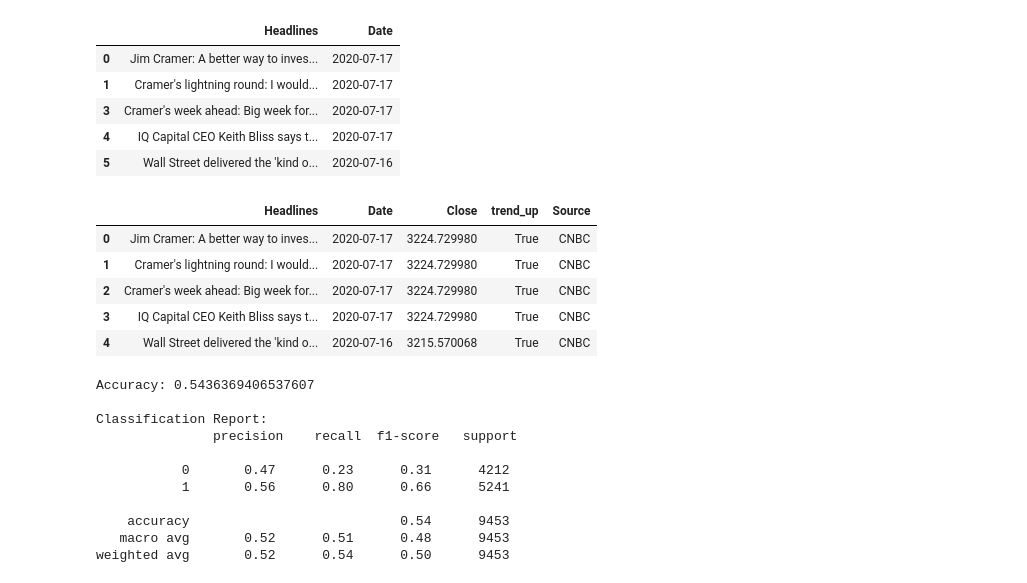
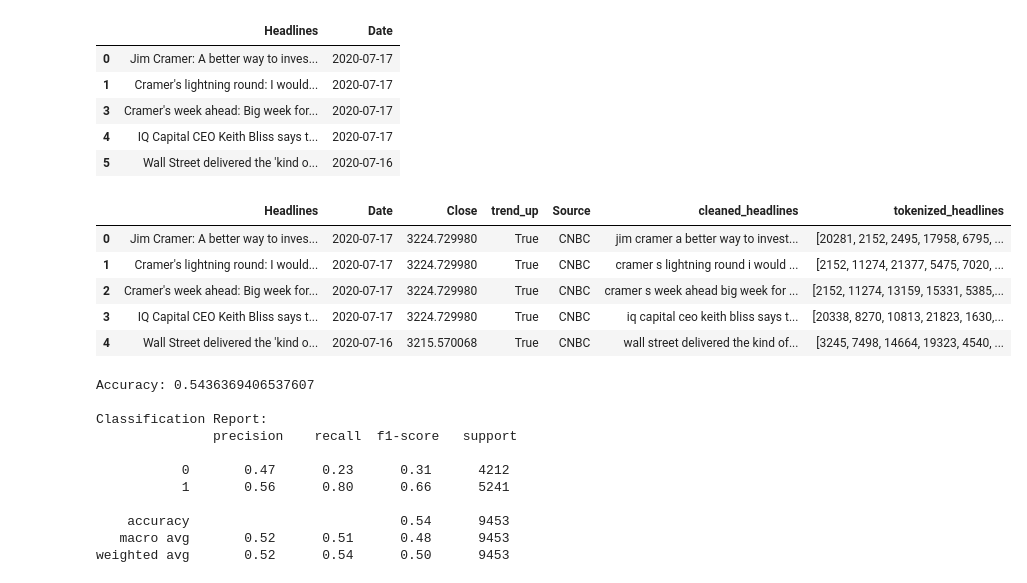
Before and after one commit to Aaron3963/CSE_151A_Project, a Jupyter notebook: Model1.ipynb, the cells around one changed output. Cells and saved outputs as stored; diff of their text form; code cells hidden in the pictures.

Commit message:
saved final dataset for the further usage

```diff
--- a/Model1.ipynb
+++ b/Model1.ipynb
@@ -403,15 +406,16 @@ reuters_merged['Source'] = 'Reuters'
 
 # Combine all datasets into one
 final_dataset = pd.concat([cnbc_merged, guardian_merged, reuters_merged])
-# %%
-final_dataset.head()
-# %% [output]
-|  | Headlines | Date | Close | trend_up | Source |
-| 0 | Jim Cramer: A better way to inves... | 2020-07-17 | 3224.729980 | True | CNBC |
-| 1 | Cramer's lightning round: I would... | 2020-07-17 | 3224.729980 | True | CNBC |
-| 2 | Cramer's week ahead: Big week for... | 2020-07-17 | 3224.729980 | True | CNBC |
-| 3 | IQ Capital CEO Keith Bliss says t... | 2020-07-17 | 3224.729980 | True | CNBC |
-| 4 | Wall Street delivered the 'kind o... | 2020-07-16 | 3215.570068 | True | CNBC |
+# %%
+final_dataset.to_csv("dataset/final_dataset.csv", index=False)
+final_dataset.head()
+# %% [output]
+|  | Headlines | Date | Close | trend_up | Source | cleaned_headlines | tokenized_headlines |
+| 0 | Jim Cramer: A better way to inves... | 2020-07-17 | 3224.729980 | True | CNBC | jim cramer a better way to invest... | [20281, 2152, 2495, 17958, 6795, ... |
+| 1 | Cramer's lightning round: I would... | 2020-07-17 | 3224.729980 | True | CNBC | cramer s lightning round i would ... | [2152, 11274, 21377, 5475, 7020, ... |
+| 2 | Cramer's week ahead: Big week for... | 2020-07-17 | 3224.729980 | True | CNBC | cramer s week ahead big week for ... | [2152, 11274, 13159, 15331, 5385,... |
+| 3 | IQ Capital CEO Keith Bliss says t... | 2020-07-17 | 3224.729980 | True | CNBC | iq capital ceo keith bliss says t... | [20338, 8270, 10813, 21823, 1630,... |
+| 4 | Wall Street delivered the 'kind o... | 2020-07-16 | 3215.570068 | True | CNBC | wall street delivered the kind of... | [3245, 7498, 14664, 19323, 4540, ... |
 # %%
 from sklearn.feature_extraction.text import TfidfVectorizer
 from sklearn.model_selection import train_test_split
```
Also changed, not shown: parts of 8 cells of this notebook, 2 other files.
